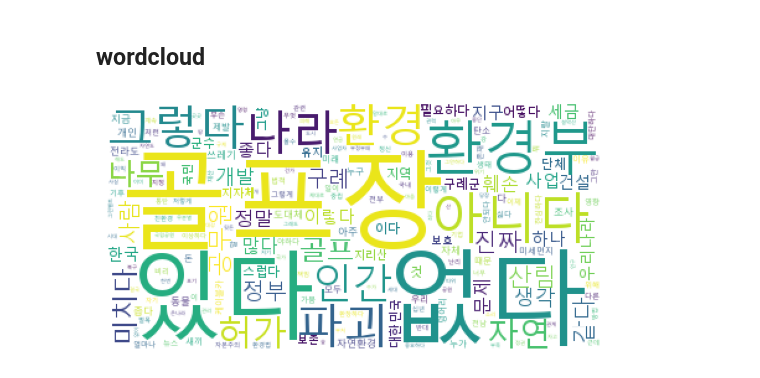
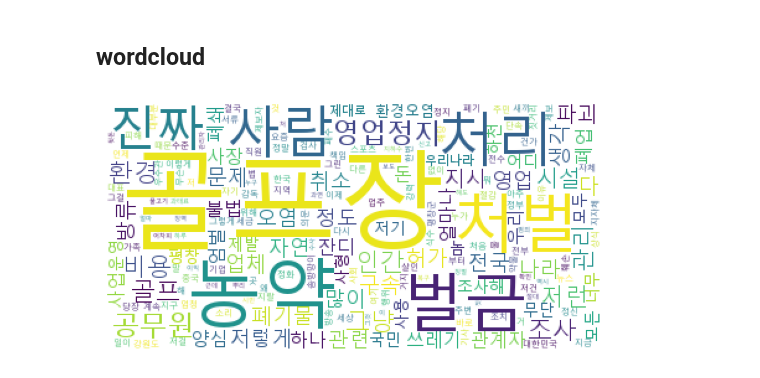
Before and after one commit to viola2002/dartb, a Jupyter notebook: contest/2024ecothon/code/crawling_demo.ipynb, the cells around one changed output. Saved outputs shown, nothing was run; the diff lists cells and outputs as text; code cells hidden in the pictures.

```diff
--- a/contest/2024ecothon/code/crawling_demo.ipynb
+++ b/contest/2024ecothon/code/crawling_demo.ipynb
@@ -39,7 +38,7 @@ pd.set_option('display.max_columns', None)
 load_dotenv()
 myKEY = os.environ.get('GOOGLE_API_KEY')
 
-url = 'https://www.youtube.com/watch?v=4mXfGe-jzYs'
+url = 'https://www.youtube.com/watch?v=7IiObU8cMTc'
 # %% [markdown]
 # 2. 유튜브 댓글 크롤링
 * [코드 출처](https://velog.io/@jihyunko/python-%EC%9C%A0%ED%8A%9C%EB%B8%8C-%EB%8C%93%EA%B8%80-%ED%81%AC%EB%A1%A4%EB%A7%81)
@@ -161,7 +176,7 @@ def NLP(df, col):
     text = list(df[col])
     result = ' '.join(z for z in text)
     okt_pos = okt.pos(result, norm=True, stem=True)
-    tm = [x for x,y in okt_pos if y in ['Noun', 'Adjective', 'Adverb']]
+    tm = [x for x,y in okt_pos if y in ['Noun', 'Adverb']]
 
     for i,j in enumerate(tm):
         if len(j) < 2:
@@ -175,10 +190,10 @@ word = NLP(df, 'comment')
 # %% [markdown]
 ## wordcloud
 # %%
-wc = WordCloud(background_color='white', random_state=0,
-               font_path=font_path)
+wc = WordCloud(background_color='white',
+               random_state=0, font_path=font_path)
 plt.imshow(wc.generate_from_frequencies(word))
 plt.axis('off')
 plt.show()
 # %% [output]
-[figure, old version]
+[figure, new version]
```
Also changed, not shown: parts of 7 cells of this notebook, 3 other files.
